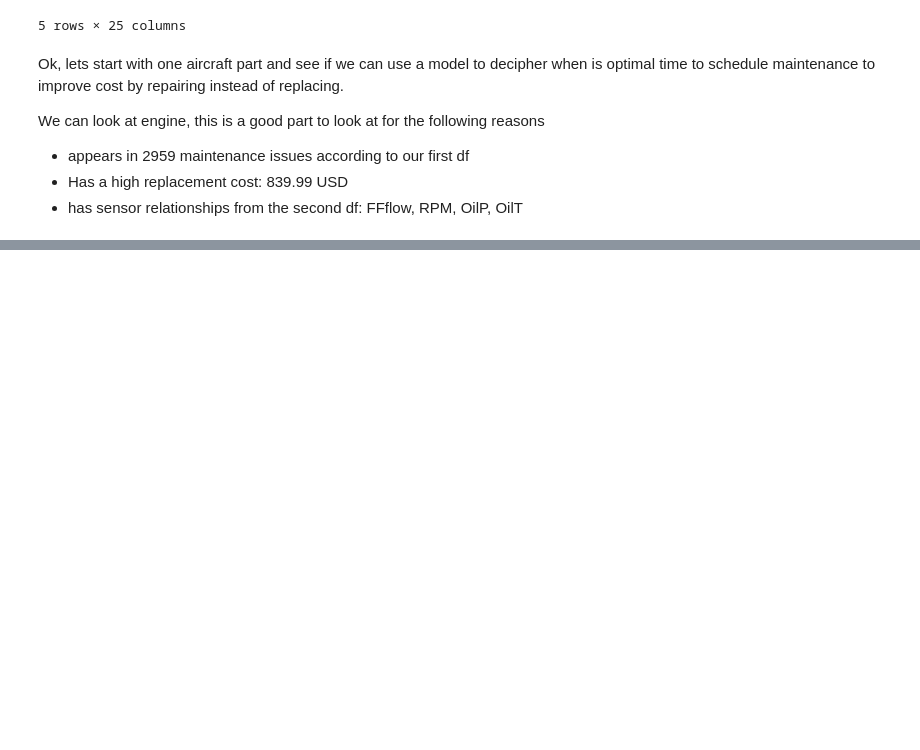
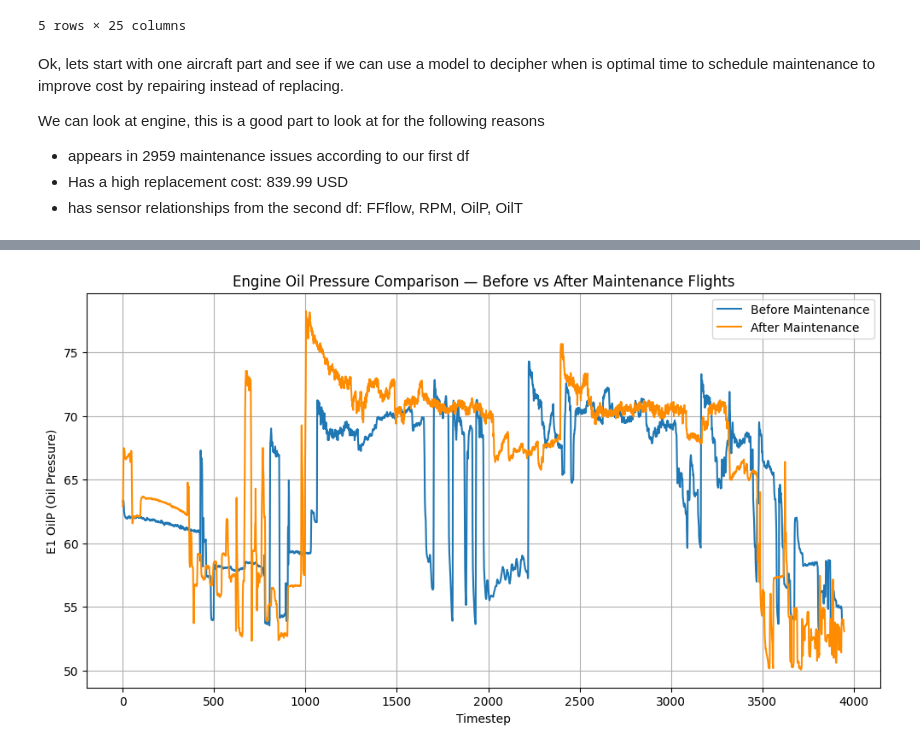
Before and after one commit to 4garriga/flights, a Jupyter notebook: src/eda.ipynb, the cells around one changed output, grey strips where cells are left out. Drawn from its saved outputs; the diff is of its cells as text; code cells hidden in the pictures; blank space fills up the shorter version.

```diff
--- a/src/eda.ipynb
+++ b/src/eda.ipynb
@@ -508,0 +654,11 @@ plt.scatter(hierarchy_df.loc[flight_mask, "timestep"], hierarchy_df.loc[flight_m
+# %%
+# Manually found flight_id 6871 to have Engine issues and a before maintenance flight
+# Manually found flight_id 6866 to have Engine issues and a After maintenance flight
+
+# create df for before maintenance flight
+before_df = (hierarchy_df[hierarchy_df["flight_id"] == 6871].sort_values("timestep"))
+
+# create df for after maintenance flight
+after_df = (hierarchy_df[hierarchy_df["flight_id"] == 6866].sort_values("timestep"))
+
+after_df
@@ -508,0 +679,13 @@ plt.scatter(hierarchy_df.loc[flight_mask, "timestep"], hierarchy_df.loc[flight_m
+# %%
+plt.figure(figsize=(12,6))
+plt.plot(before_df["timestep"], before_df["E1 OilP"], label=f"Before Maintenance")
+plt.plot(after_df["timestep"], after_df["E1 OilP"], label=f"After Maintenance", color="darkorange")
+
+plt.title("Engine Oil Pressure Comparison — Before vs After Maintenance Flights")
+plt.xlabel("Timestep")
+plt.ylabel("E1 OilP (Oil Pressure)")
+plt.legend()
+plt.grid(True)
+plt.show()
+# %% [output]
+[figure, added]
```
Also changed, not shown: parts of 20 cells of this notebook.
